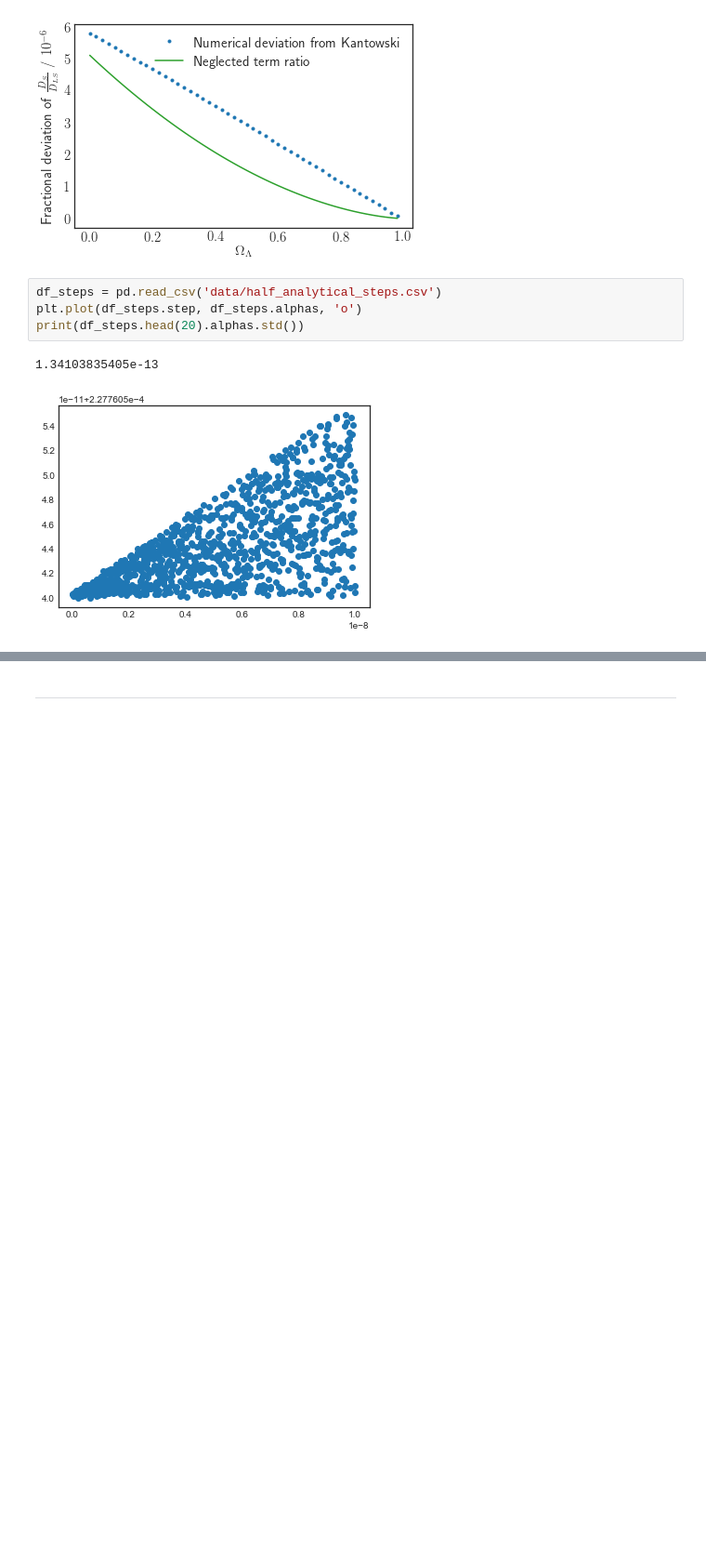
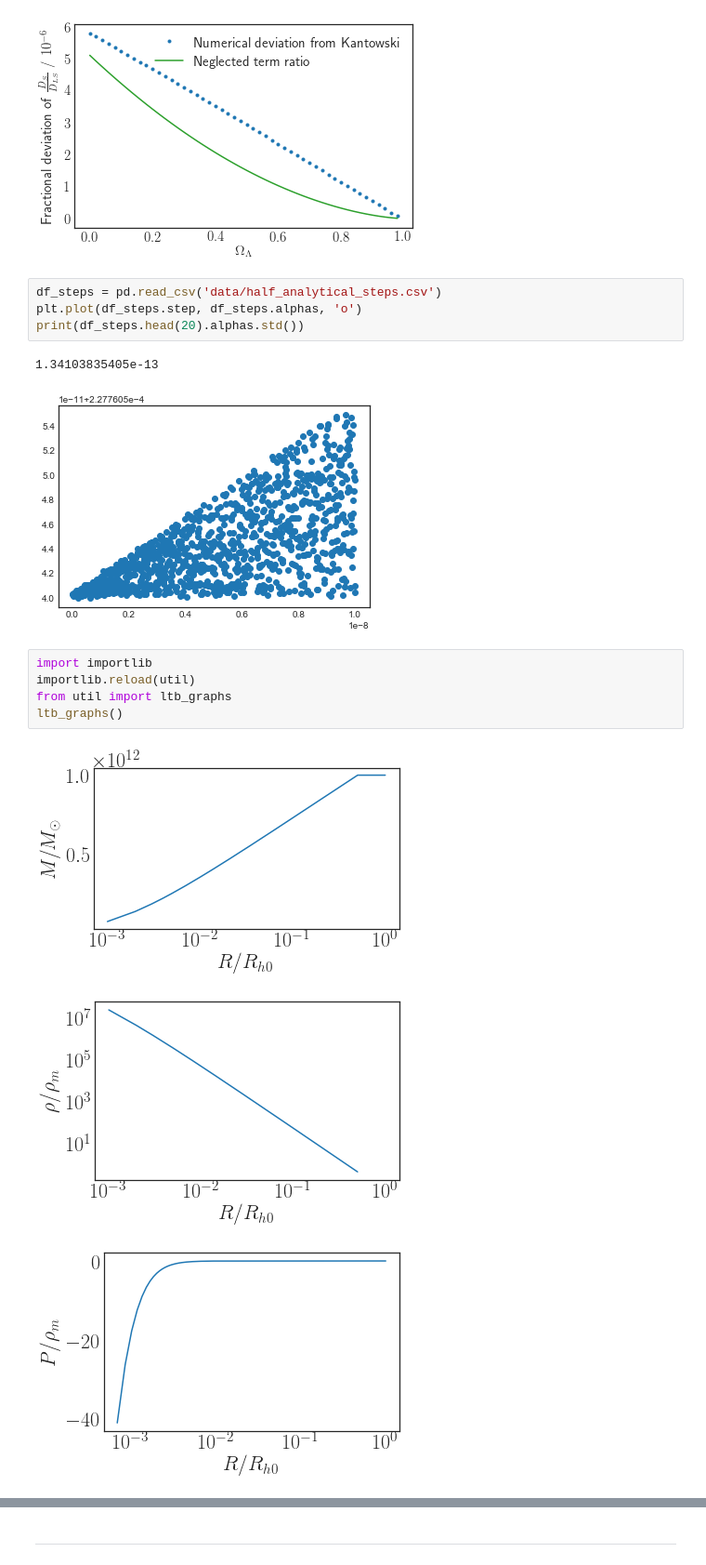
Before and after one commit to lingxz/lightbending, a Jupyter notebook: diff_lambdas_new.ipynb, the cells around one changed output, grey strips where cells are left out. Shown: that part at 93% size. Drawn from its saved outputs; the diff is of its cells as text; blank space fills up the shorter version.

```diff
--- a/diff_lambdas_new.ipynb
+++ b/diff_lambdas_new.ipynb
@@ -237,3 +237,12 @@ print(df_steps.head(20).alphas.std())
 # %% [output]
 1.34103835405e-13
 [figure]
+# %%
+import importlib
+importlib.reload(util)
+from util import ltb_graphs
+ltb_graphs()
+# %% [output]
+[figure, added]
+[figure, added]
+[figure, added]
```
Also changed, not shown: parts of 13 cells of this notebook, 29 other files.
